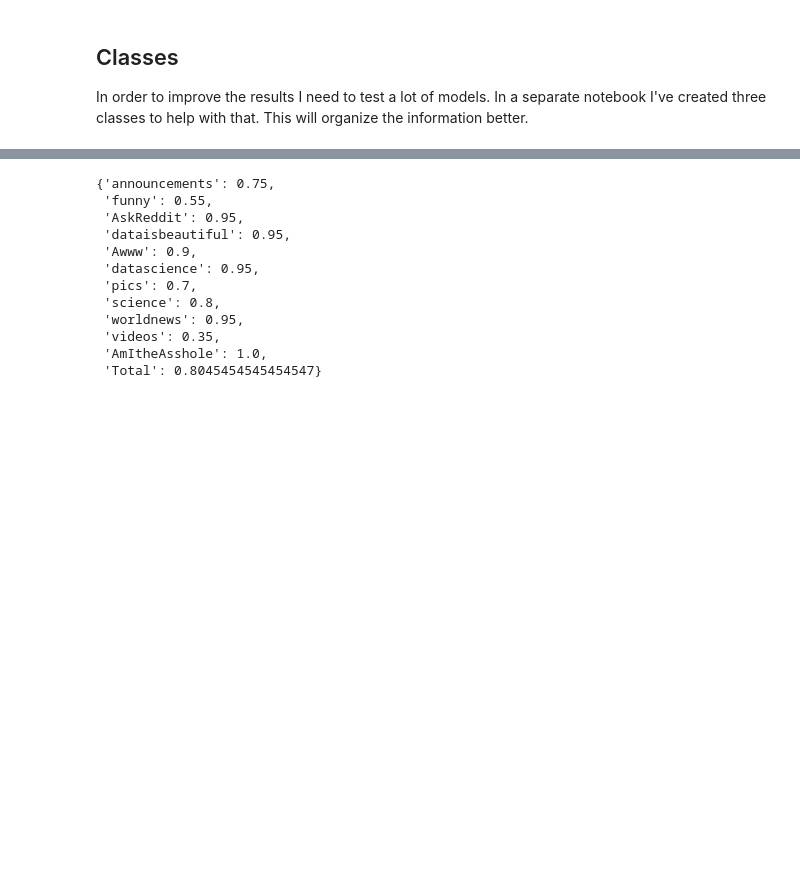
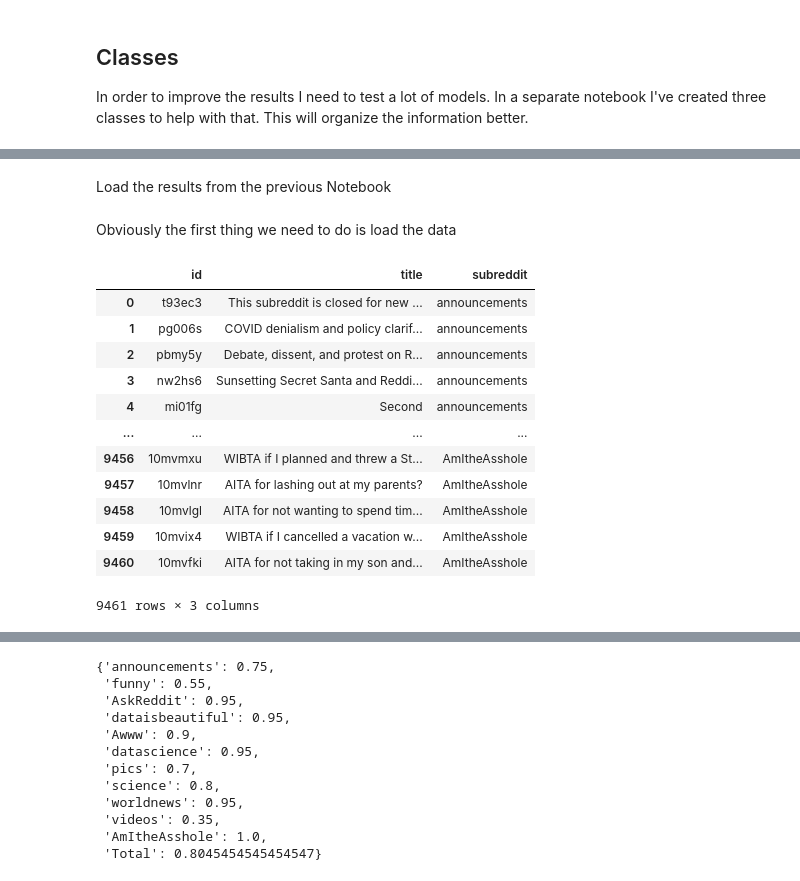
Before and after one commit to rainonej/Reddit-Projects, a Jupyter notebook: Subreddit Predictions/Model Comparison.ipynb, the cells around one changed output, grey strips where cells are left out. Cells and saved outputs as stored; diff of their text form; code cells hidden in the pictures; blank space fills up the shorter version.

```diff
--- a/Subreddit Predictions/Model Comparison.ipynb
+++ b/Subreddit Predictions/Model Comparison.ipynb
@@ -23,0 +68,2 @@ with open ("human_results.pkl", 'rb') as f:
+# %% [markdown]
+Load the results from the previous Notebook
@@ -23,0 +87,23 @@ with open ("human_results.pkl", 'rb') as f:
+# %% [markdown]
+Obviously the first thing we need to do is load the data
+# %%
+import pandas as pd
+
+#df = pd.read_csv('reddit_data.csv').set_index('id')
+df_raw = pd.read_csv('reddit_data.csv')#.set_index('id')
+
+df_raw
+# %% [output]
+|  | id | title | subreddit |
+| 0 | t93ec3 | This subreddit is closed for new ... | announcements |
+| 1 | pg006s | COVID denialism and policy clarif... | announcements |
+| 2 | pbmy5y | Debate, dissent, and protest on R... | announcements |
+| 3 | nw2hs6 | Sunsetting Secret Santa and Reddi... | announcements |
+| 4 | mi01fg | Second | announcements |
+| ... | ... | ... | ... |
+| 9456 | 10mvmxu | WIBTA if I planned and threw a St... | AmItheAsshole |
+| 9457 | 10mvlnr | AITA for lashing out at my parents? | AmItheAsshole |
+| 9458 | 10mvlgl | AITA for not wanting to spend tim... | AmItheAsshole |
+| 9459 | 10mvix4 | WIBTA if I cancelled a vacation w... | AmItheAsshole |
+| 9460 | 10mvfki | AITA for not taking in my son and... | AmItheAsshole |
+9461 rows × 3 columns
```
Also changed, not shown: parts of 16 cells of this notebook, 6 other files.
